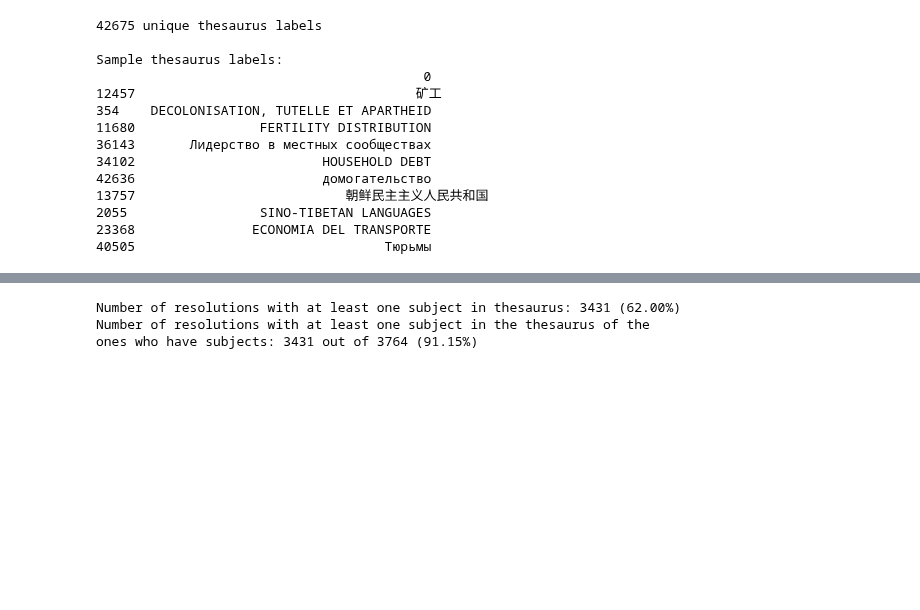
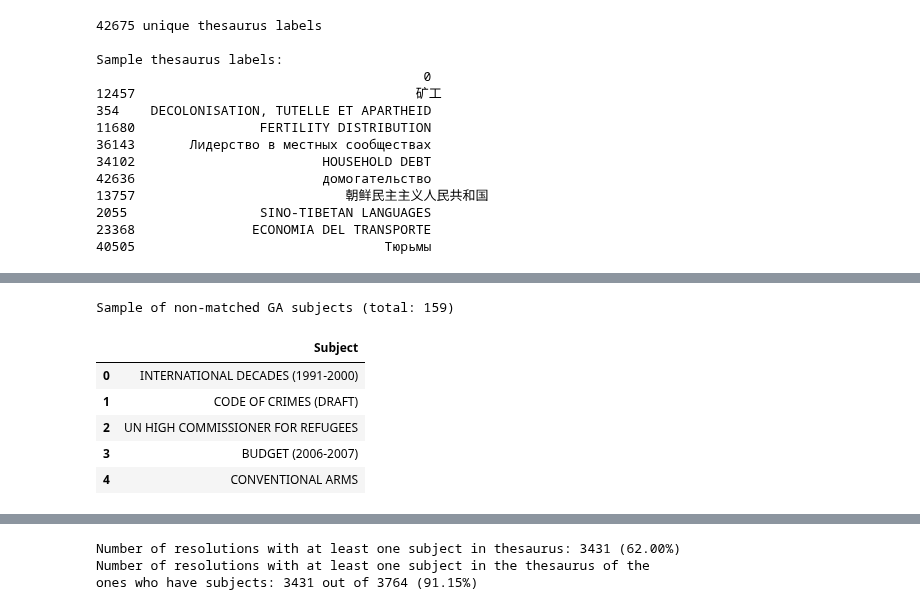
Before and after one commit to unst-ethz/policy-pulse, a Jupyter notebook: notebooks/janic/unbis_exploration.ipynb, the cells around one changed output, grey strips where cells are left out. Cells and saved outputs as stored; diff of their text form; code cells hidden in the pictures; blank space fills up the shorter version.

```diff
--- a/notebooks/janic/unbis_exploration.ipynb
+++ b/notebooks/janic/unbis_exploration.ipynb
@@ -211,0 +214,13 @@ Sample matched subjects:
+# %%
+non_matching = pd.DataFrame(list(ga_subjects_set - matches))
+non_matching.columns = ['Subject']
+print("Sample of non-matched GA subjects (total: {})".format(len(non_matching)))
+non_matching.head()
+# %% [output]
+Sample of non-matched GA subjects (total: 159)
+|  | Subject |
+| 0 | INTERNATIONAL DECADES (1991-2000) |
+| 1 | CODE OF CRIMES (DRAFT) |
+| 2 | UN HIGH COMMISSIONER FOR REFUGEES |
+| 3 | BUDGET (2006-2007) |
+| 4 | CONVENTIONAL ARMS |
```
Also changed, not shown: parts of 13 cells of this notebook, 2 other files.
